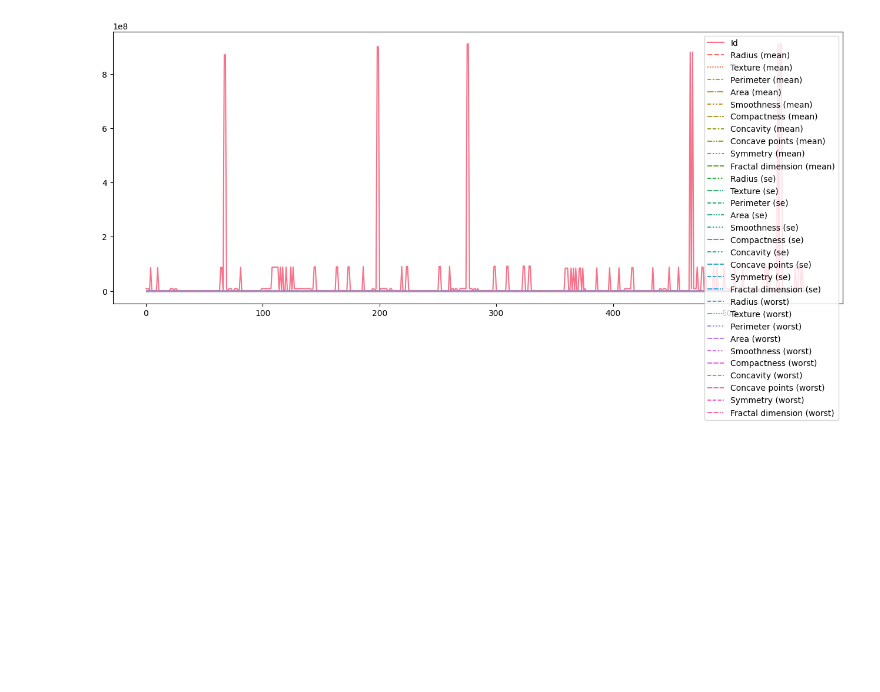
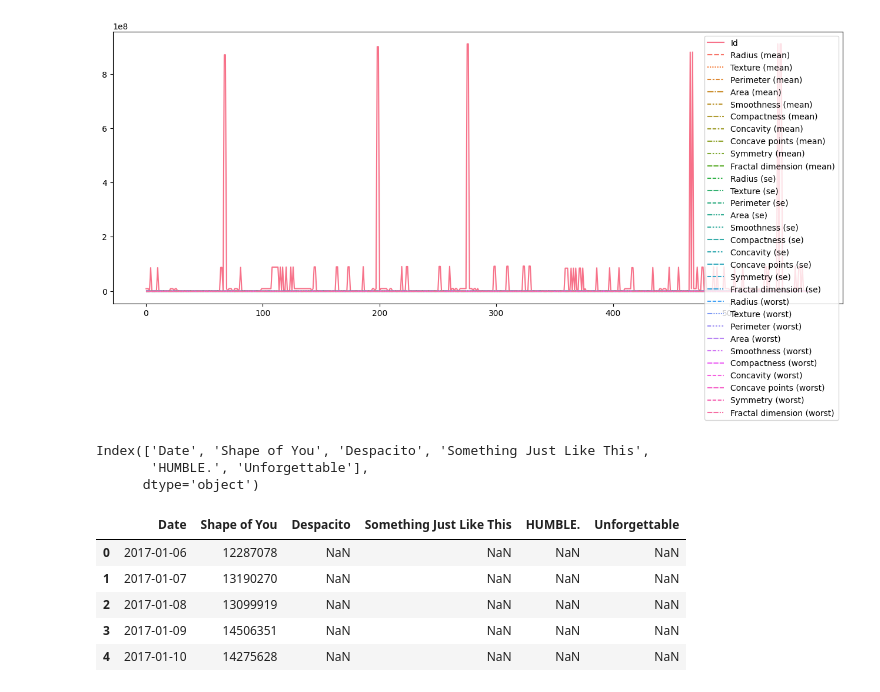
Before and after one commit to Aaratiii/Learn_Data_Visualization_with_me, a Jupyter notebook: dv.ipynb, the cells around one changed output. Cells and saved outputs as stored; diff of their text form; code cells hidden in the pictures; blank space fills up the shorter version.

Commit message:
examine new data

```diff
--- a/dv.ipynb
+++ b/dv.ipynb
@@ -49,3 +49,26 @@ sns.lineplot(data=fifa_data)
 # %% [output]
 <Axes: >
 [figure]
+# %%
+# Path of the file to read
+spotify_filepath = r"C:\Users\user\Desktop\cre\Data-Visualization\spotify.csv"
+
+# Read the file into a variable spotify_data
+spotify_data = pd.read_csv(spotify_filepath)
+
+# Print column names
+print(spotify_data.columns)
+# %% [output]
+Index(['Date', 'Shape of You', 'Despacito', 'Something Just Like This',
+       'HUMBLE.', 'Unforgettable'],
+      dtype='object')
+# %%
+# Print the first 5 rows of the data
+spotify_data.head()
+# %% [output]
+|  | Date | Shape of You | Despacito | Something Just Like This | HUMBLE. | Unforgettable |
+| 0 | 2017-01-06 | 12287078 | NaN | NaN | NaN | NaN |
+| 1 | 2017-01-07 | 13190270 | NaN | NaN | NaN | NaN |
+| 2 | 2017-01-08 | 13099919 | NaN | NaN | NaN | NaN |
+| 3 | 2017-01-09 | 14506351 | NaN | NaN | NaN | NaN |
+| 4 | 2017-01-10 | 14275628 | NaN | NaN | NaN | NaN |
```
Also changed, not shown: parts of 4 cells of this notebook, 1 other file.
